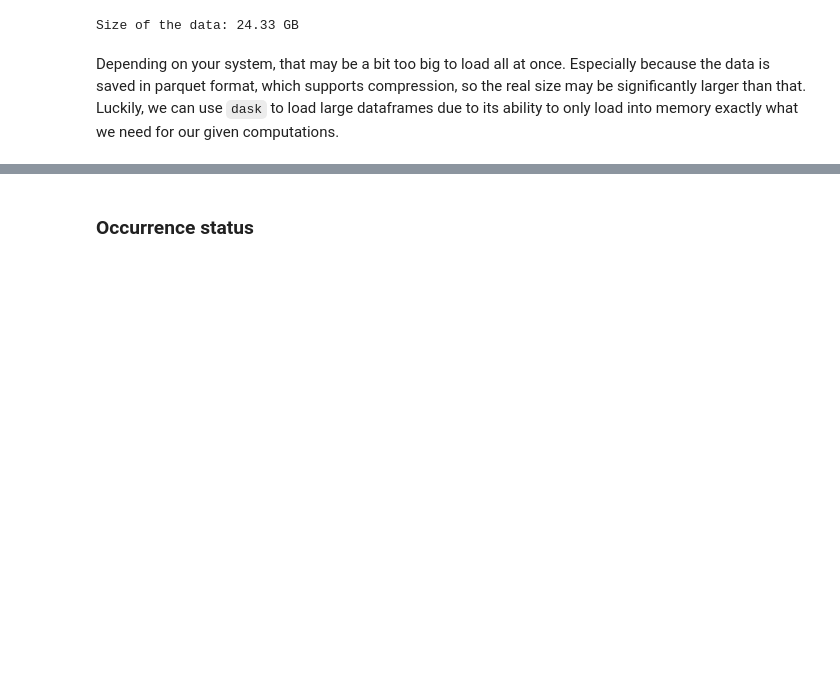
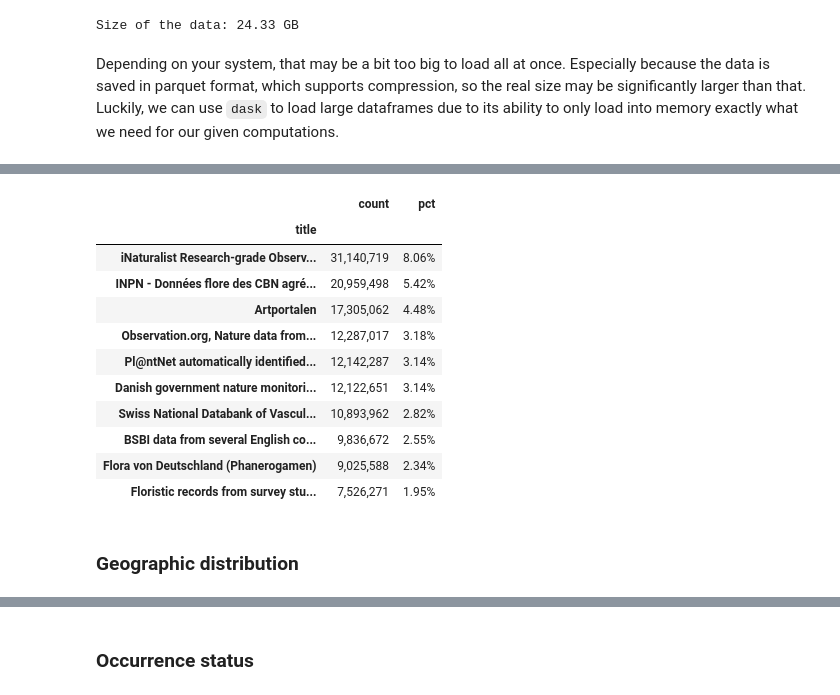
Before and after one commit to GeoSense-Freiburg/cit-sci-traits, a Jupyter notebook: notebooks/0-1_global_trait_data/0-1-0_explore_GBIF.ipynb, the cells around one changed output, grey strips where cells are left out. Drawn from its saved outputs; the diff is of its cells as text; code cells hidden in the pictures; blank space fills up the shorter version.

```diff
--- a/notebooks/0-1_global_trait_data/0-1-0_explore_GBIF.ipynb
+++ b/notebooks/0-1_global_trait_data/0-1-0_explore_GBIF.ipynb
@@ -91,0 +168,4 @@ Depending on your system, that may be a bit too big to load all at once. Especia
+# %%
+ds_counts = ddf["datasetkey"].value_counts().compute()
+print(f"Total number of datasets: {len(ds_counts):,}")
+ds_counts.sort_values(ascending=False).head(10).apply(lambda x: f"{x:,}")
@@ -91,0 +188,3 @@ Depending on your system, that may be a bit too big to load all at once. Especia
+# %%
+gbif_datasets = pd.read_csv(Path(cfg.raw_dir) / "gbif_datasets.tsv", sep="\t")
+gbif_datasets.head(2)
@@ -92,3 +195,32 @@ Depending on your system, that may be a bit too big to load all at once. Especia
+# %%
+total_count = ds_counts.sum()
+datasets = (
+    gbif_datasets[["dataset_key", "title"]]
+    .merge(ds_counts, left_on="dataset_key", right_index=True)[["title", "count"]]
+    .assign(pct=lambda x: x["count"] / total_count)
+    .set_index("title")
+    .sort_values(by="count", ascending=False)
+    .assign(count=lambda x: x["count"].apply(lambda y: f"{y:,}"))
+    .assign(pct=lambda x: x["pct"].apply(lambda y: f"{y:.2%}"))
+    .head(10)
+)
+
+datasets
+# %% [output]
+|  | count | pct |
+| title |  |  |
+| iNaturalist Research-grade Observ... | 31,140,719 | 8.06% |
+| INPN - Données flore des CBN agré... | 20,959,498 | 5.42% |
+| Artportalen | 17,305,062 | 4.48% |
+| Observation.org, Nature data from... | 12,287,017 | 3.18% |
+| Pl@ntNet automatically identified... | 12,142,287 | 3.14% |
+| Danish government nature monitori... | 12,122,651 | 3.14% |
+| Swiss National Databank of Vascul... | 10,893,962 | 2.82% |
+| BSBI data from several English co... | 9,836,672 | 2.55% |
+| Flora von Deutschland (Phanerogamen) | 9,025,588 | 2.34% |
+| Floristic records from survey stu... | 7,526,271 | 1.95% |
+# %% [markdown]
+### Geographic distribution
 # %%
 from src.utils.dask_utils import init_dask
 
```
Also changed, not shown: parts of 34 cells of this notebook.
